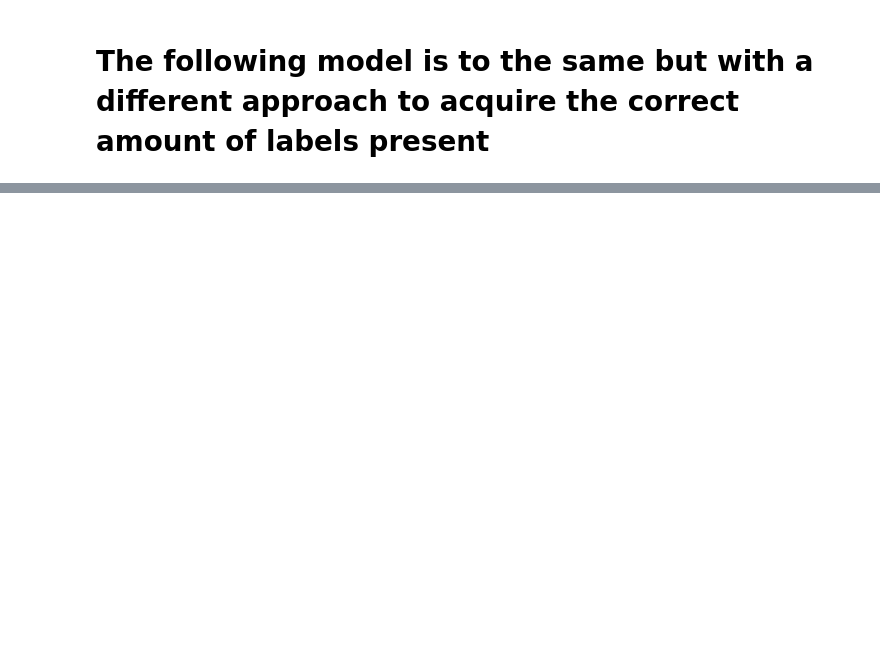
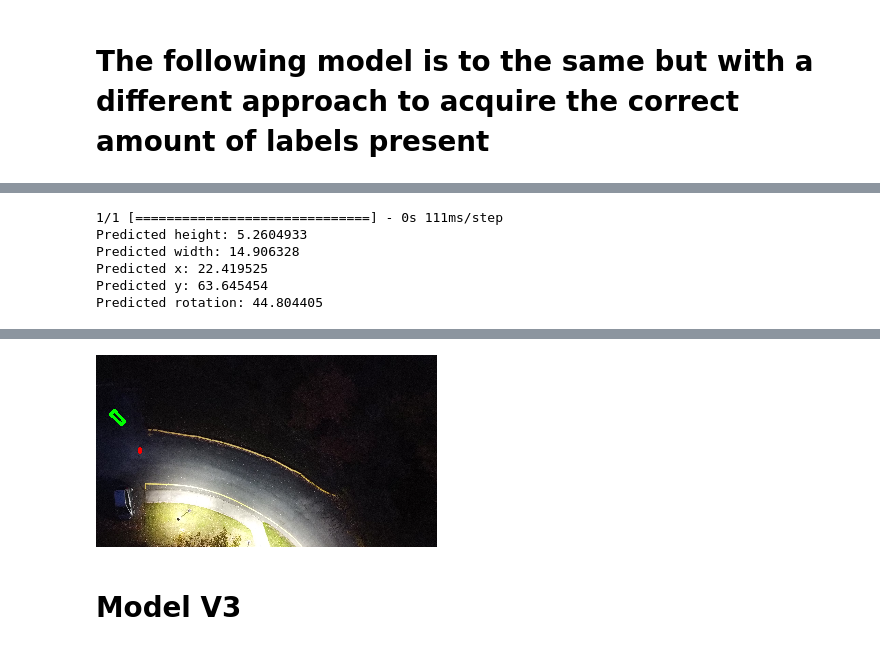
Before and after one commit to DebuggingaHopper/Drone, a Jupyter notebook: Capitol_Drone.ipynb, the cells around one changed output, grey strips where cells are left out. Cells and saved outputs as stored; diff of their text form; code cells hidden in the pictures; blank space fills up the shorter version.

```diff
--- a/Capitol_Drone.ipynb
+++ b/Capitol_Drone.ipynb
@@ -627,0 +844,52 @@ plt.show()
+# %%
+import random
+# Randomly select an index from the training data
+random_index = random.randint(0, len(images_array) - 1)
+
+# Get the randomly selected image
+random_image = images_array[random_index]
+
+# Make a prediction using the model
+prediction = model.predict(np.array([random_image]))
+
+# Extract predicted bounding box coordinates
+predicted_height,predicted_width, predicted_x, predicted_y,predicted_rotation = prediction[0]
+
+# Print or use the predicted values as needed
+print("Predicted height:", predicted_height)
+print("Predicted width:", predicted_width)
+print("Predicted x:", predicted_x)
+print("Predicted y:", predicted_y)
+print("Predicted rotation:", predicted_rotation)
+# %% [output]
+1/1 [==============================] - 0s 111ms/step
+Predicted height: 5.2604933
+Predicted width: 14.906328
+Predicted x: 22.419525
+Predicted y: 63.645454
+Predicted rotation: 44.804405
+# %%
+# Display the image with bounding boxes
+from google.colab.patches import cv2_imshow
+
+# Assuming 'image_paths' contains the paths to your training images
+random_image_path = image_paths[random_index]
+img = cv2.imread(random_image_path)
+img = cv2.resize(img, (341, 192))
+
+# Draw the ground truth bounding box in red
+ground_truth_box = bounding_boxes[random_index]
+draw_rotated_rectangle(img, ground_truth_box["x"], ground_truth_box["y"], ground_truth_box["width"], ground_truth_box["height"], ground_truth_box["rotation"], color=(0, 0, 255), thickness=2)
+
+# Assuming 'predicted_values' contains the predicted values for height, width, x, y, and rotation
+predicted_values = model.predict(images_array[random_index:random_index + 1])
+
+# Extracting values from the predicted values
+predicted_height, predicted_width, predicted_x, predicted_y, predicted_rotation = predicted_values[0]
+
+# Draw the predicted bounding box in green
+draw_rotated_rectangle(img, predicted_x, predicted_y, predicted_width, predicted_height, predicted_rotation, color=(0, 255, 0), thickness=2)
+
+# Display the image with bounding boxes
+cv2_imshow(img)
+# %% [output]
@@ -627,0 +897,3 @@ plt.show()
+[figure, added]
+# %% [markdown]
+# **Model V3**
```
Also changed, not shown: parts of 27 cells of this notebook.
